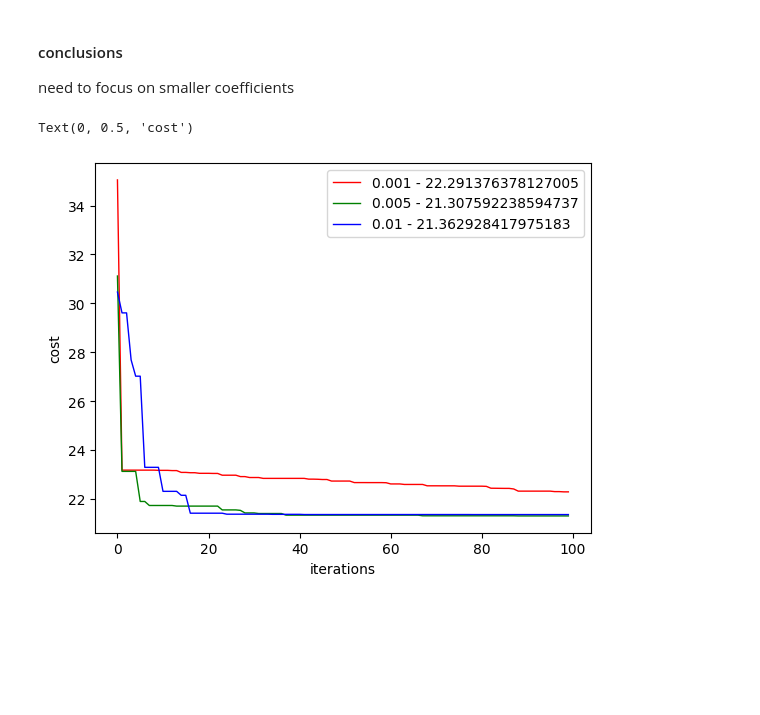
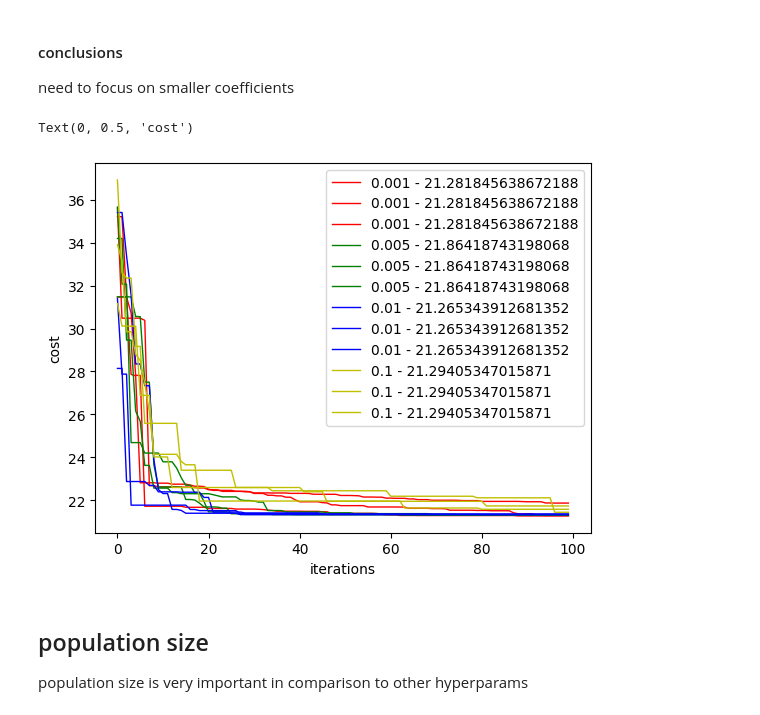
Before and after one commit to wz7475/Evolutionary-algorithm, a Jupyter notebook: alogrithm_tuning.ipynb, the cells around one changed output. Cells and saved outputs as stored; diff of their text form; code cells hidden in the pictures; blank space fills up the shorter version.

Commit message:
population quantity experiments

```diff
--- a/alogrithm_tuning.ipynb
+++ b/alogrithm_tuning.ipynb
@@ -115,11 +115,11 @@ need to focus on smaller coefficients
 # %%
 coefficients_histories = []
 costs = []
-coefficients = [0.001, 0.005, 0.01]
+coefficients = [0.001, 0.005, 0.01, 0.1]
 population = init_population(cube_constrains, 100)
 for coef in coefficients:
     coef_histories = []
-    for _ in range(1):
+    for _ in range(3):
         _, cost, history = evolution(cost_function, roulette_reproduction, population, coef, 0.8, 100)
         coef_histories.append(history)
         costs.append(cost)
@@ -127,17 +127,18 @@ for coef in coefficients:
 # %%
 fig, ax = plt.subplots()
 from cycler import cycler
 
-plt.rc('axes', prop_cycle=(cycler('color', ['r', 'g', 'b'])))
+# plt.rc('axes', prop_cycle=(cycler('color', ['r', 'g', 'b', 'y'])))
+colors = ['r', 'g', 'b', 'y']
 for index, coef_histories in enumerate(coefficients_histories):
     for coef_history in coef_histories:
-        ax.plot(coef_history, linewidth="1", label=f"{coefficients[index]} - {costs[index]}")
+        ax.plot(coef_history, color=colors[index], linewidth="1", label=f"{coefficients[index]} - {costs[index]}")
 plt.legend()
 ax.set_xlabel("iterations")
 ax.set_ylabel("cost")
 # %% [output]
 Text(0, 0.5, 'cost')
-[figure, old version]
+[figure, new version]
 # %%
 """
 add
@@ -145,3 +146,6 @@ add
 - plot titles
 - change Sequence to float list / tuple
 """
+# %% [markdown]
+## population size
+population size is very important in comparison to other hyperparams
```
Also changed, not shown: parts of 2 cells of this notebook.
